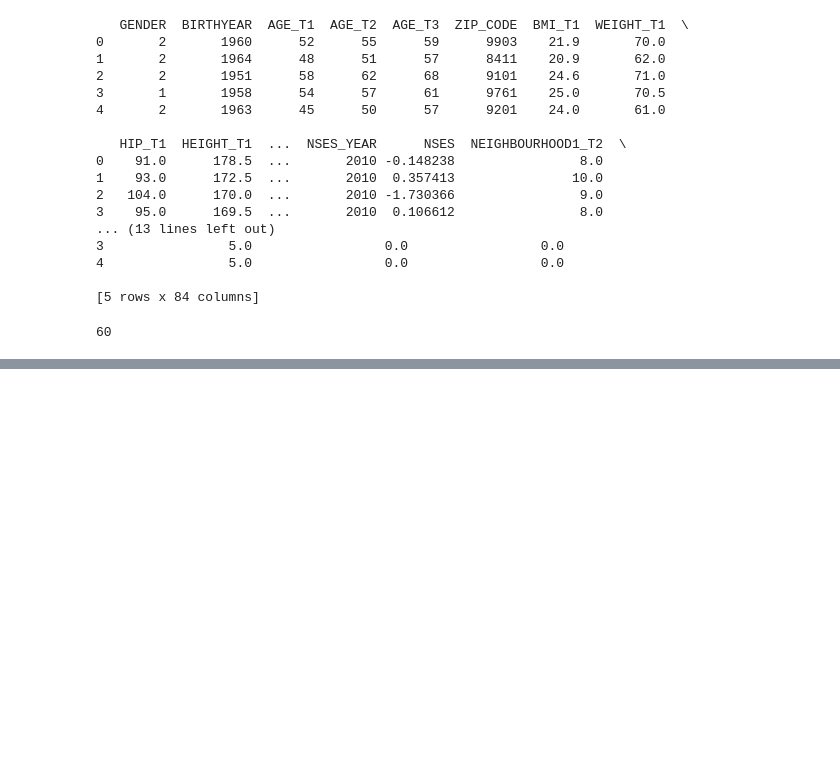
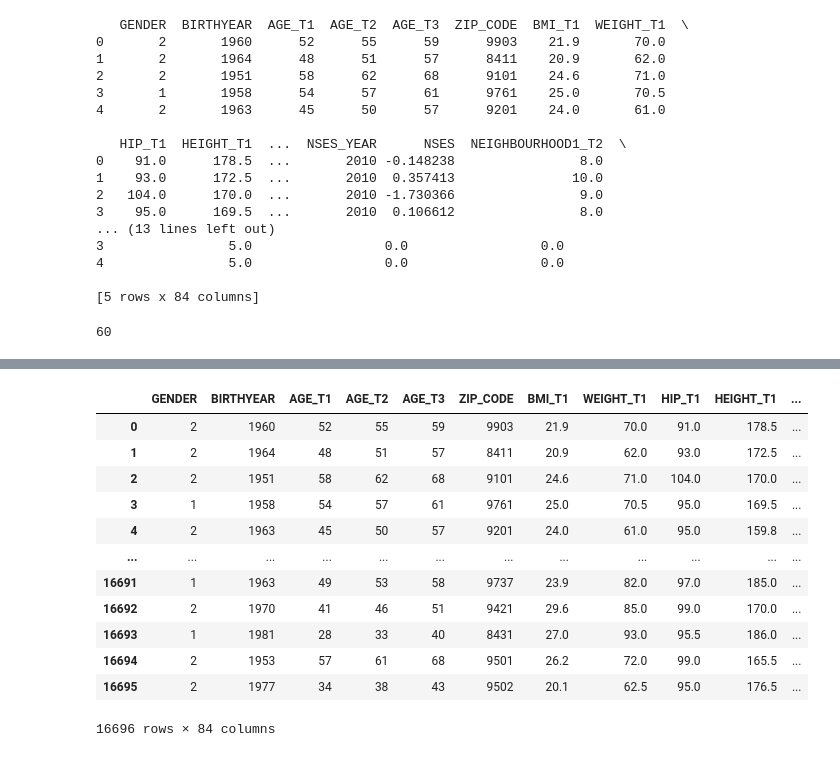
Before and after one commit to irisineke/Lifelines, a Jupyter notebook: logboek.ipynb, the cells around one changed output, grey strips where cells are left out. Cells and saved outputs as stored; diff of their text form; code cells hidden in the pictures; blank space fills up the shorter version.

```diff
--- a/logboek.ipynb
+++ b/logboek.ipynb
@@ -50,0 +56,17 @@ pd.options.display.max_rows
+# %%
+# print the data first 5 and last 5 lines
+data
+# %% [output]
+|  | GENDER | BIRTHYEAR | AGE_T1 | AGE_T2 | AGE_T3 | ZIP_CODE | BMI_T1 | WEIGHT_T1 | HIP_T1 | HEIGHT_T1 | ... |
+| 0 | 2 | 1960 | 52 | 55 | 59 | 9903 | 21.9 | 70.0 | 91.0 | 178.5 | ... |
+| 1 | 2 | 1964 | 48 | 51 | 57 | 8411 | 20.9 | 62.0 | 93.0 | 172.5 | ... |
+| 2 | 2 | 1951 | 58 | 62 | 68 | 9101 | 24.6 | 71.0 | 104.0 | 170.0 | ... |
+| 3 | 1 | 1958 | 54 | 57 | 61 | 9761 | 25.0 | 70.5 | 95.0 | 169.5 | ... |
+| 4 | 2 | 1963 | 45 | 50 | 57 | 9201 | 24.0 | 61.0 | 95.0 | 159.8 | ... |
+| ... | ... | ... | ... | ... | ... | ... | ... | ... | ... | ... | ... |
+| 16691 | 1 | 1963 | 49 | 53 | 58 | 9737 | 23.9 | 82.0 | 97.0 | 185.0 | ... |
+| 16692 | 2 | 1970 | 41 | 46 | 51 | 9421 | 29.6 | 85.0 | 99.0 | 170.0 | ... |
+| 16693 | 1 | 1981 | 28 | 33 | 40 | 8431 | 27.0 | 93.0 | 95.5 | 186.0 | ... |
+| 16694 | 2 | 1953 | 57 | 61 | 68 | 9501 | 26.2 | 72.0 | 99.0 | 165.5 | ... |
+| 16695 | 2 | 1977 | 34 | 38 | 43 | 9502 | 20.1 | 62.5 | 95.0 | 176.5 | ... |
+16696 rows × 84 columns
```
Also changed, not shown: parts of 8 cells of this notebook.
